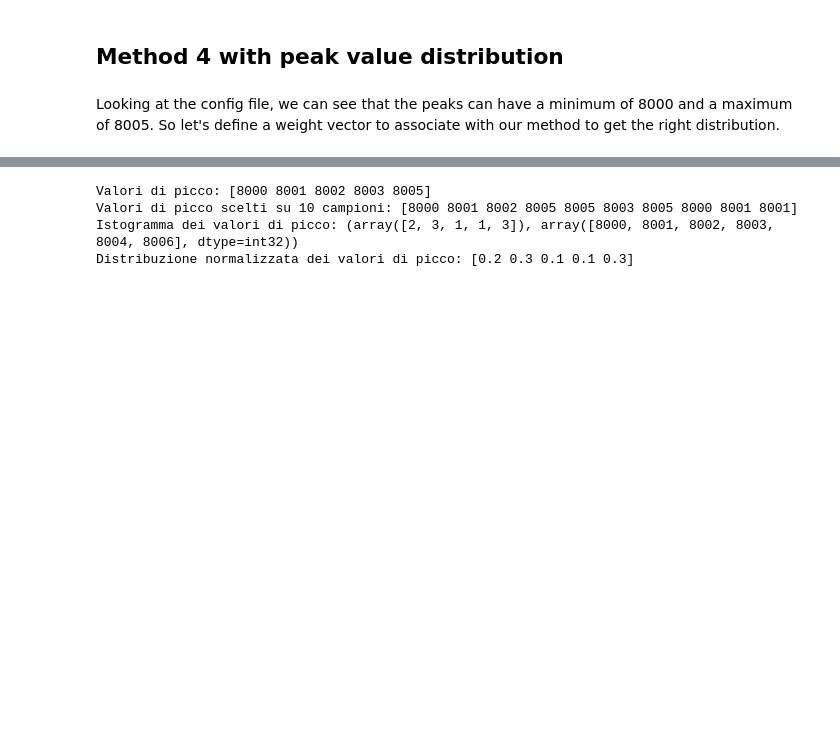
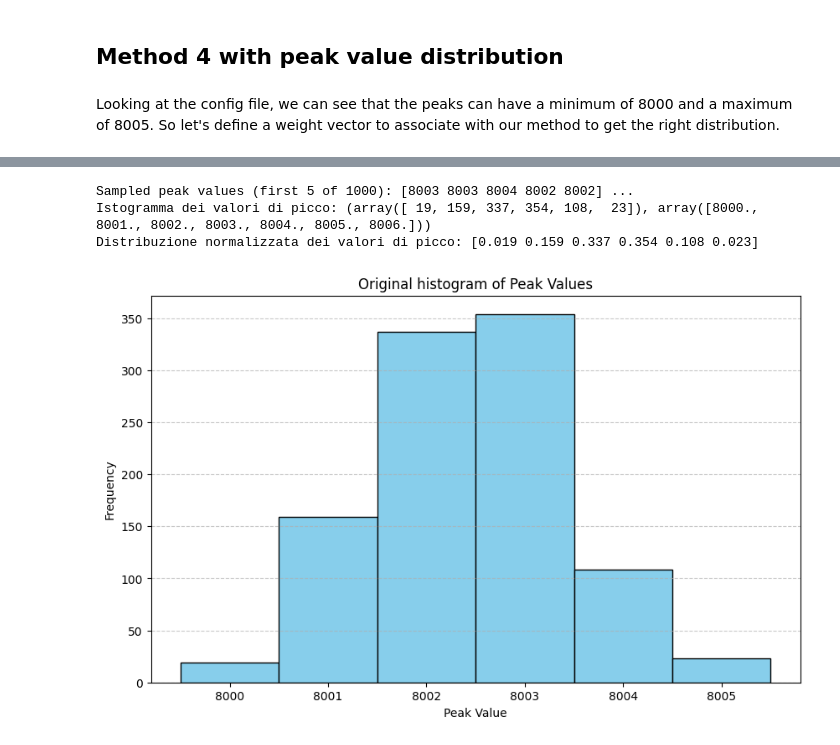
Before and after one commit to ASTRO-EDU/gammalib, a Jupyter notebook: gammasim/simulator_test.ipynb, the cells around one changed output, grey strips where cells are left out. Cells and saved outputs as stored; diff of their text form; code cells hidden in the pictures; blank space fills up the shorter version.

Commit message:
Add method for plot gamma distribution

```diff
--- a/gammasim/simulator_test.ipynb
+++ b/gammasim/simulator_test.ipynb
@@ -235,5 +235,12 @@ gammasim.plot_wf(idx="min")
 Looking at the config file, we can see that the peaks can have a minimum of 8000 and a maximum of 8005. So let's define a weight vector to associate with our method to get the right distribution.
 # %%
 import numpy as np
-!cat /home/gamma/workspace/gammalib/gammasim/config_method4_peakValueDistr.json
+import json
+import matplotlib.pyplot as plt
+
+# Load JSON file
+with open('/home/gamma/workspace/gammalib/gammasim/config_method4_peakValueDistr.json', 'r') as file:
+    config = json.load(file)
+# Print config JSON file
+print(config)
 # %% [output]
@@ -257,29 +248,43 @@ import numpy as np
-# %%
-# Impostiamo un intervallo di valori per i picchi
-start = 8000  # valore di inizio
-stop = 8005   # valore di fine (non incluso nel linspace)
-# Genera una sequenza di valori interi da 'start' a 'stop - 1'
-peak_value = np.linspace(start, stop, num=stop - start, dtype=np.int32)
-print("Valori di picco:", peak_value)
-
-# Seleziona 10 valori casuali da 'peak_value'
-peak_choice = np.random.choice(peak_value, 10)
-print("Valori di picco scelti su 10 campioni:", peak_choice)
-
-# Crea dei bin per un istogramma, con un bin per ciascun valore intero tra 'start' e 'stop'
-peak_bins = np.linspace(start, stop + 1, num=stop + 1 - start, dtype=np.int32)
-# Calcola l'istogramma dei valori scelti, suddividendoli nei bin creati
-peak_hists = np.histogram(peak_choice, bins=peak_bins)
-print("Istogramma dei valori di picco:", peak_hists)
-
-# Calcola la distribuzione di frequenza normalizzata dei valori di picco
-# Dividiamo il conteggio per ogni bin per la somma totale dei conteggi, ottenendo una distribuzione
-peak_distr = peak_hists[0] / peak_hists[0].sum()
-print("Distribuzione normalizzata dei valori di picco:", peak_distr)
-# %% [output]
-Valori di picco: [8000 8001 8002 8003 8005]
-Valori di picco scelti su 10 campioni: [8000 8001 8002 8005 8005 8003 8005 8000 8001 8001]
-Istogramma dei valori di picco: (array([2, 3, 1, 1, 3]), array([8000, 8001, 8002, 8003, 8004, 8006], dtype=int32))
-Distribuzione normalizzata dei valori di picco: [0.2 0.3 0.1 0.1 0.3]
+# %%
+# Configuration parameters
+start = config['gamma_min_noSat']
+stop = config['gamma_max_noSat']+1
+size = config['size']
+
+# Define Gaussian (normal) distribution parameters
+mean = (start + stop) / 2  # Center the Gaussian distribution in the middle of the range
+std_dev = (stop - start) / 6  # Set std deviation to cover most of the range
+
+# Generate values with a Gaussian distribution
+peak_choice = np.random.normal(loc=mean, scale=std_dev, size=size).astype(int)
+
+# Clip the values to stay within the start and stop range
+peak_choice = np.clip(peak_choice, start, stop - 1)
+print(f"Sampled peak values (first 5 of {size}):", peak_choice[:5], "...")
+
+# Create bins for the histogram
+peak_bins = np.linspace(start, stop, num=stop-start+1)
+peak_hists = np.histogram(peak_choice, bins=peak_bins)
+print("Istogramma dei valori di picco:", peak_hists)
+
+# Calcola la distribuzione di frequenza normalizzata dei valori di picco
+# Dividiamo il conteggio per ogni bin per la somma totale dei conteggi, ottenendo una distribuzione
+peak_distr = peak_hists[0] / peak_hists[0].sum()
+print("Distribuzione normalizzata dei valori di picco:", peak_distr)
+# %% [output]
+Sampled peak values (first 5 of 1000): [8003 8003 8004 8002 8002] ...
+Istogramma dei valori di picco: (array([ 19, 159, 337, 354, 108,  23]), array([8000., 8001., 8002., 8003., 8004., 8005., 8006.]))
+Distribuzione normalizzata dei valori di picco: [0.019 0.159 0.337 0.354 0.108 0.023]
+# %%
+# Plot the histogram
+plt.figure(figsize=(10, 6))
+plt.bar(peak_bins[:-1], peak_hists[0], width=1, color='skyblue', edgecolor='black')
+plt.xlabel("Peak Value")
+plt.ylabel("Frequency")
+plt.title("Original histogram of Peak Values")
+plt.grid(axis="y", linestyle="--", alpha=0.7)
+plt.show()
+# %% [output]
+[figure, added]
 # %%
 gammasim = GammaSim(f"config_method4_peakValueDistr.json")
```
Also changed, not shown: parts of 17 cells of this notebook, 2 other files.
